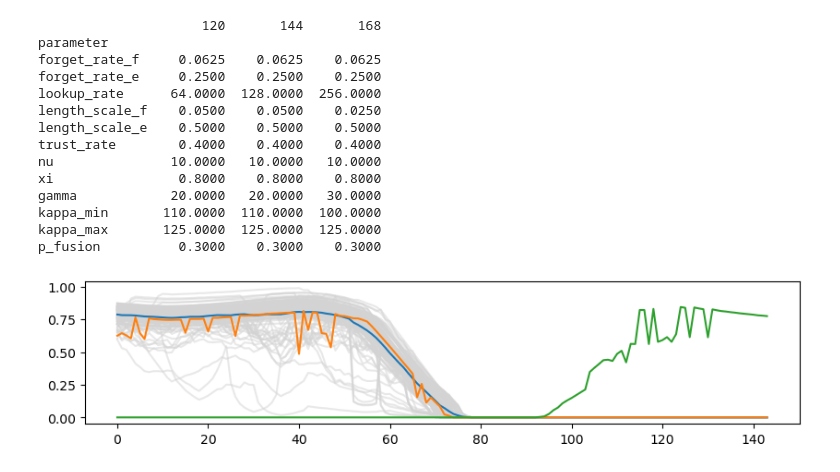
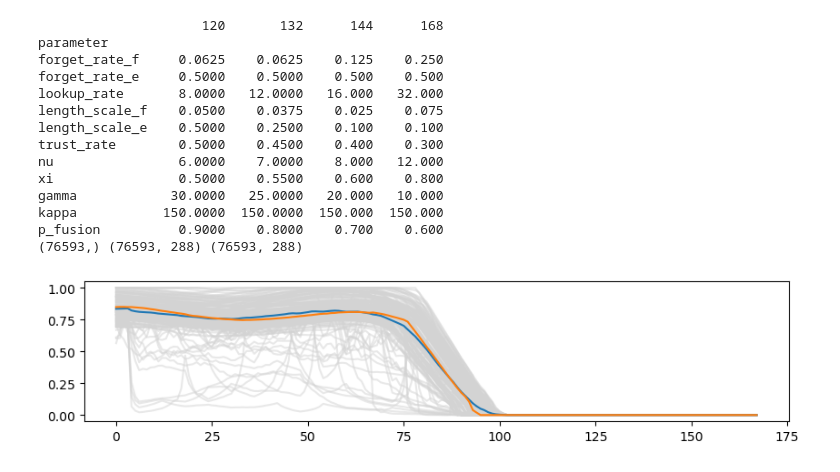
Before and after one commit to gterren/functional_forecast_dynamic_update, a Jupyter notebook: solar_bias_analysis.ipynb, the cells around one changed output. Saved outputs shown, nothing was run; the diff lists cells and outputs as text; code cells hidden in the pictures.

```diff
--- a/solar_bias_analysis.ipynb
+++ b/solar_bias_analysis.ipynb
@@ -279,68 +429,61 @@ def _KS(pit_):
 # %%
 # Validation set identifier
-hyper_ = pd.read_csv(path_to_param + f'/{resource}-{method}-hyper.csv')
+hyper_ = pd.read_csv(path_to_param + f'/{resource}-{method}-hyper-1.csv')
 hyper_ = hyper_.set_index("parameter")
 hyper_.columns = hyper_.columns.astype(int)
 print(hyper_)
 
-asset = 20
-time = 144
+asset = 0
+time = 120
 day = 30
 
 # Get functional predictors for a given test
+f_ = F_ts_[day, :time, asset]
 f_hat_ = F_ts_[day, time:, asset]
+e_ = E_ts_[day, :, asset]
 e_lin_ = E_ts_lin_[day, :, asset]
-f_ = F_ts_[day, :time, asset]
-e_ = E_ts_[day, :, asset]
+e_bias_ = E_ts_bias_[day, :, asset]
 x_ts = x_ts_[asset, :]
 t_ts = t_ts_[day]
 
 # Filter solar hours with loading solar set
-# idx_days_  = np.absolute(t_tr_ - day) < 28
-# idx_hours_ = np.mean(F_tr_[idx_days_, :], axis = 0) > .25
-
-idx_days_  = np.absolute(t_tr_ - day) < 7
-idx_hours_ = (np.sum(F_tr_[idx_days_, :], axis = 0) + np.sum(E_tr_[idx_days_, :], axis = 0)) > 1.
+idx_days_ = np.absolute(t_tr_ - day) < 7
+print(idx_days_.shape, F_tr_.shape, E_tr_bias_.shape)
+idx_hours_ = (np.sum(F_tr_[idx_days_, :], axis = 0) + np.sum(E_tr_bias_[idx_days_, :], axis = 0)) > 1.
 
 _meta, M_ = _fknn_forecast_dynamic_update(F_tr_, E_tr_lin_, x_tr_, t_tr_, dt_, f_, e_lin_, x_ts, t_ts,
                                           forget_rate_f = hyper_.loc['forget_rate_f'][time],
                                           forget_rate_e = hyper_.loc['forget_rate_e'][time],
                                           length_scale_f = hyper_.loc['length_scale_f'][time],
                                           length_scale_e = hyper_.loc['length_scale_e'][time],
                                           lookup_rate = hyper_.loc['lookup_rate'][time],
                                           trust_rate = hyper_.loc['trust_rate'][time],
                                           nu = hyper_.loc['nu'][time],
                                           gamma = hyper_.loc['gamma'][time],
                                           xi = hyper_.loc['xi'][time],
-                                          kappa_min = hyper_.loc['kappa_min'][time],
-                                          kappa_max = hyper_.loc['kappa_max'][time],
-                                          p_fusion = hyper_.loc['trust_rate'][time],
+                                          kappa = hyper_.loc['kappa'][time],
+                                          p_fusion = hyper_.loc['p_fusion'][time],
                                           idx_hours_ = idx_hours_)
-
-# print(M_.shape)
-# print(_meta.keys())
-# print(_meta['w'][_meta['idx_spatial']].shape)
 
 plt.figure(figsize=(10, 2))
 plt.plot(M_.T, color = 'lightgray', alpha = 0.5)
 plt.plot(_meta['focal_curve'])
 plt.plot(f_hat_)
-plt.plot(f_)
 plt.show()
 # %% [output]
-                     120       144       168
+                     120       132      144      168
 parameter
-forget_rate_f     0.0625    0.0625    0.0625
-forget_rate_e     0.2500    0.2500    0.2500
-lookup_rate      64.0000  128.0000  256.0000
-length_scale_f    0.0500    0.0500    0.0250
-length_scale_e    0.5000    0.5000    0.5000
-trust_rate        0.4000    0.4000    0.4000
-nu               10.0000   10.0000   10.0000
-xi                0.8000    0.8000    0.8000
-gamma            20.0000   20.0000   30.0000
-kappa_min       110.0000  110.0000  100.0000
-kappa_max       125.0000  125.0000  125.0000
-p_fusion          0.3000    0.3000    0.3000
+forget_rate_f     0.0625    0.0625    0.125    0.250
+forget_rate_e     0.5000    0.5000    0.500    0.500
+lookup_rate       8.0000   12.0000   16.000   32.000
+length_scale_f    0.0500    0.0375    0.025    0.075
+length_scale_e    0.5000    0.2500    0.100    0.100
+trust_rate        0.5000    0.4500    0.400    0.300
+nu                6.0000    7.0000    8.000   12.000
+xi                0.5000    0.5500    0.600    0.800
+gamma            30.0000   25.0000   20.000   10.000
+kappa           150.0000  150.0000  150.000  150.000
+p_fusion          0.9000    0.8000    0.700    0.600
+(76593,) (76593, 288) (76593, 288)
-[figure, old version]
+[figure, new version]
 # %%
```
Also changed, not shown: parts of 29 cells of this notebook, 6 other files.
